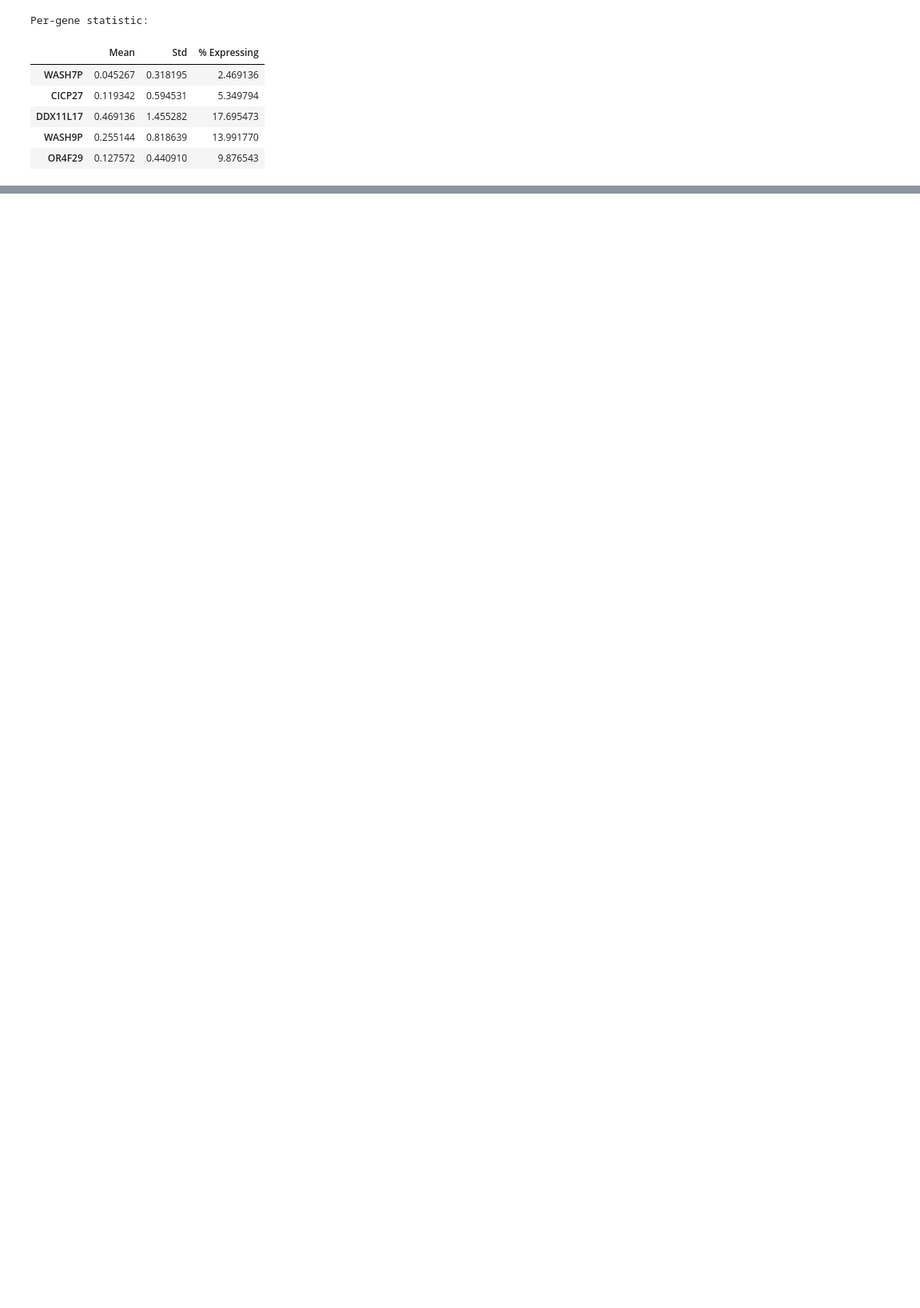
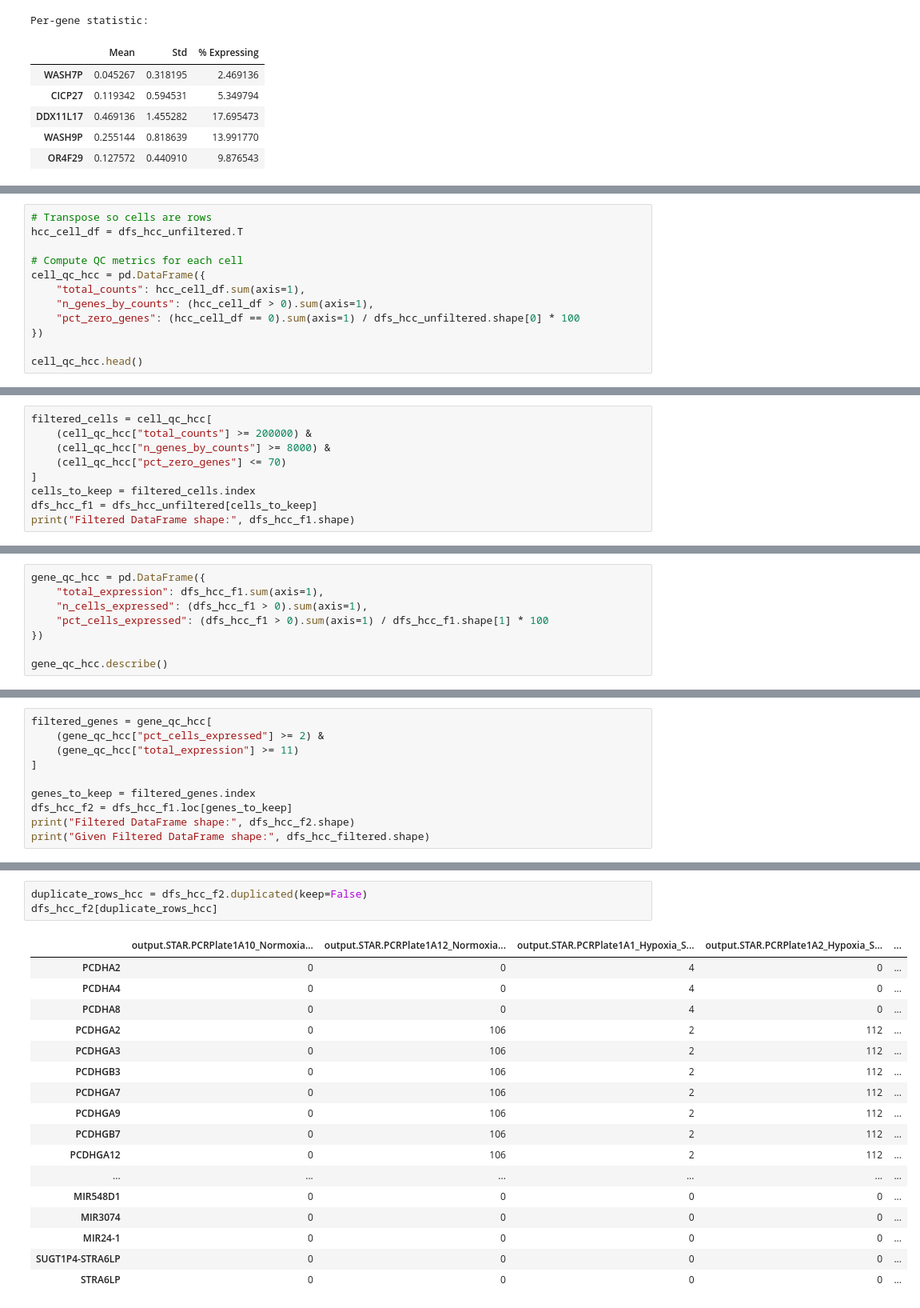
Before and after one commit to katiarusso/breast-cancer-ml-classification, a Jupyter notebook: Notebooks/Main.ipynb, the cells around one changed output, grey strips where cells are left out. Shown at 80% size. Saved outputs shown, nothing was run; the diff lists cells and outputs as text; blank space fills up the shorter version.

```diff
--- a/Notebooks/Main.ipynb
+++ b/Notebooks/Main.ipynb
@@ -812,0 +786,12 @@ Passing `palette` without assigning `hue` is deprecated and will be removed in v
+# %%
+# Transpose so cells are rows
+hcc_cell_df = dfs_hcc_unfiltered.T
+
+# Compute QC metrics for each cell
+cell_qc_hcc = pd.DataFrame({
+    "total_counts": hcc_cell_df.sum(axis=1),
+    "n_genes_by_counts": (hcc_cell_df > 0).sum(axis=1),
+    "pct_zero_genes": (hcc_cell_df == 0).sum(axis=1) / dfs_hcc_unfiltered.shape[0] * 100
+})
+
+cell_qc_hcc.head()
@@ -812,0 +819,9 @@ Passing `palette` without assigning `hue` is deprecated and will be removed in v
+# %%
+filtered_cells = cell_qc_hcc[
+    (cell_qc_hcc["total_counts"] >= 200000) &
+    (cell_qc_hcc["n_genes_by_counts"] >= 8000) &
+    (cell_qc_hcc["pct_zero_genes"] <= 70)
+]
+cells_to_keep = filtered_cells.index
+dfs_hcc_f1 = dfs_hcc_unfiltered[cells_to_keep]
+print("Filtered DataFrame shape:", dfs_hcc_f1.shape)
@@ -812,0 +830,8 @@ Passing `palette` without assigning `hue` is deprecated and will be removed in v
+# %%
+gene_qc_hcc = pd.DataFrame({
+    "total_expression": dfs_hcc_f1.sum(axis=1),
+    "n_cells_expressed": (dfs_hcc_f1 > 0).sum(axis=1),
+    "pct_cells_expressed": (dfs_hcc_f1 > 0).sum(axis=1) / dfs_hcc_f1.shape[1] * 100
+})
+
+gene_qc_hcc.describe()
@@ -812,0 +848,10 @@ Passing `palette` without assigning `hue` is deprecated and will be removed in v
+# %%
+filtered_genes = gene_qc_hcc[
+    (gene_qc_hcc["pct_cells_expressed"] >= 2) &
+    (gene_qc_hcc["total_expression"] >= 11)
+]
+
+genes_to_keep = filtered_genes.index
+dfs_hcc_f2 = dfs_hcc_f1.loc[genes_to_keep]
+print("Filtered DataFrame shape:", dfs_hcc_f2.shape)
+print("Given Filtered DataFrame shape:", dfs_hcc_filtered.shape)
@@ -812,0 +863,21 @@ Passing `palette` without assigning `hue` is deprecated and will be removed in v
+# %%
+duplicate_rows_hcc = dfs_hcc_f2.duplicated(keep=False)
+dfs_hcc_f2[duplicate_rows_hcc]
+# %% [output]
+|  | output.STAR.PCRPlate1A10_Normoxia... | output.STAR.PCRPlate1A12_Normoxia... | output.STAR.PCRPlate1A1_Hypoxia_S... | output.STAR.PCRPlate1A2_Hypoxia_S... | ... |
+| PCDHA2 | 0 | 0 | 4 | 0 | ... |
+| PCDHA4 | 0 | 0 | 4 | 0 | ... |
+| PCDHA8 | 0 | 0 | 4 | 0 | ... |
+| PCDHGA2 | 0 | 106 | 2 | 112 | ... |
+| PCDHGA3 | 0 | 106 | 2 | 112 | ... |
+| PCDHGB3 | 0 | 106 | 2 | 112 | ... |
+| PCDHGA7 | 0 | 106 | 2 | 112 | ... |
+| PCDHGA9 | 0 | 106 | 2 | 112 | ... |
+| PCDHGB7 | 0 | 106 | 2 | 112 | ... |
+| PCDHGA12 | 0 | 106 | 2 | 112 | ... |
+| ... | ... | ... | ... | ... | ... |
+| MIR548D1 | 0 | 0 | 0 | 0 | ... |
+| MIR3074 | 0 | 0 | 0 | 0 | ... |
+| MIR24-1 | 0 | 0 | 0 | 0 | ... |
+| SUGT1P4-STRA6LP | 0 | 0 | 0 | 0 | ... |
+| STRA6LP | 0 | 0 | 0 | 0 | ... |
```
Also changed, not shown: parts of 35 cells of this notebook.
